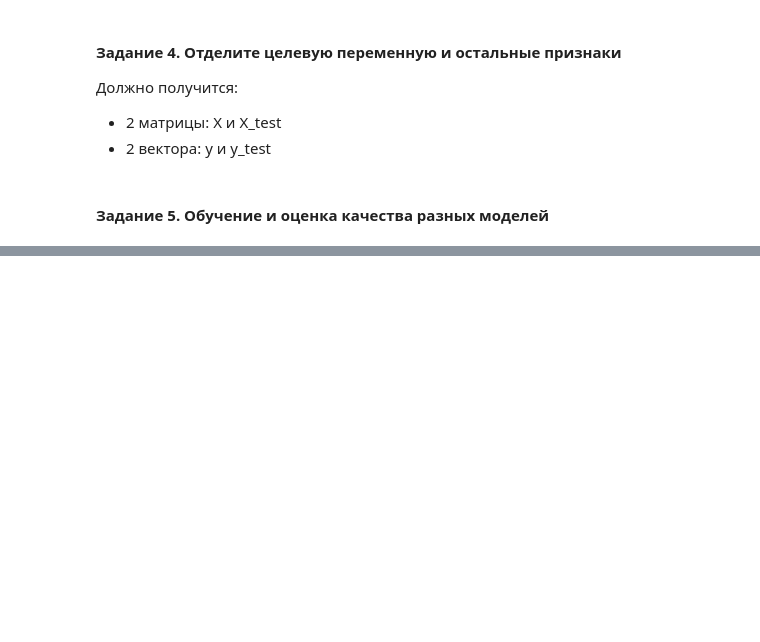
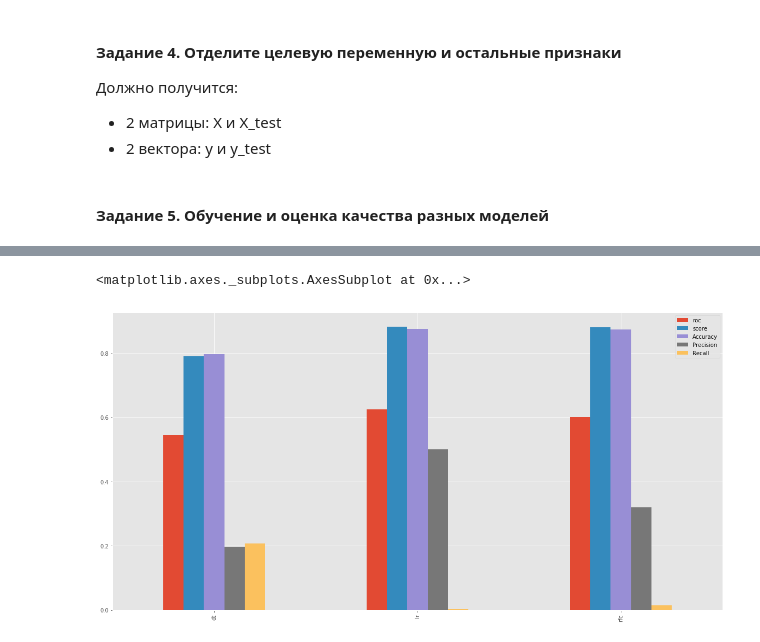
Before and after one commit to hantarex/sfml, a Jupyter notebook: hw_02/ml-intro-hw.ipynb, the cells around one changed output, grey strips where cells are left out. Saved outputs shown, nothing was run; the diff lists cells and outputs as text; code cells hidden in the pictures; blank space fills up the shorter version.

```diff
--- a/hw_02/ml-intro-hw.ipynb
+++ b/hw_02/ml-intro-hw.ipynb
@@ -149,8 +402,11 @@ df_test_preproc = df_preproc.query('sample == "test"').drop(['sample'], axis=1)
 # %%
 from sklearn.cross_validation import train_test_split
+from sklearn.cross_validation import cross_val_score
 # test_size=0.3, random_state=42
 
 ## Your Code Here
+
+X, X_test, y, y_test = train_test_split(df_train_preproc.drop(['TARGET'], axis=1), df_train_preproc['TARGET'], test_size=0.3, random_state=42)
 # %%
 # Попробовать следующие "черные ящики": интерфейс одинаковый
 #     fit,
@@ -180,0 +450,47 @@ from sklearn.metrics import accuracy_score, precision_score, recall_score
+# %%
+rfc = RandomForestClassifier()
+rfc.fit(X, y)
+pred = rfc.predict_proba(X_test)
+p = rfc.predict(X_test)
+rfcFpr, rfcTpr, rfcTheshhold = roc_curve(y_test, pred[:, 1])
+roc_auc = auc(rfcFpr, rfcTpr)
+scores = cross_val_score(rfc, df_train_preproc.drop(['TARGET'], axis=1), df_train_preproc['TARGET'])
+rfcRoc = roc_auc
+rfcScore = scores.mean()
+
+# for x in np.nditer(p, op_flags=['readwrite']):
+#     x[...]=1 if x == 0 else 0
+
+rfcAccuracy = accuracy_score(y_test,p)
+rfcPrecision = precision_score(y_test,p)
+rfcRecall = recall_score(y_test,p)
+# %%
+# Визуалищировать эти метрики всех моделей на одном графике (чтоб визуально посмотреть)
+
+## Your Code Here
+pd.DataFrame.from_dict(data = {
+    'lr': {
+        'roc': lrRoc,
+        'score':  lrScore,
+        'Accuracy': lrAccuracy,
+        'Precision': lrPrecision,
+        'Recall': lrRecall,
+    },
+    'dt': {
+        'roc': dtRoc,
+        'score':  dtScore,
+        'Accuracy': dtAccuracy,
+        'Precision': dtPrecision,
+        'Recall': dtRecall,
+    },
+    'rfc': {
+        'roc': rfcRoc,
+        'score':  rfcScore,
+        'Accuracy': rfcAccuracy,
+        'Precision': rfcPrecision,
+        'Recall': rfcRecall,
+    }
+}, orient = 'index').plot(kind="bar", figsize=(20,10))
+# %% [output]
+<matplotlib.axes._subplots.AxesSubplot at 0x...>
+[figure, added]
```
Also changed, not shown: parts of 47 cells of this notebook.
